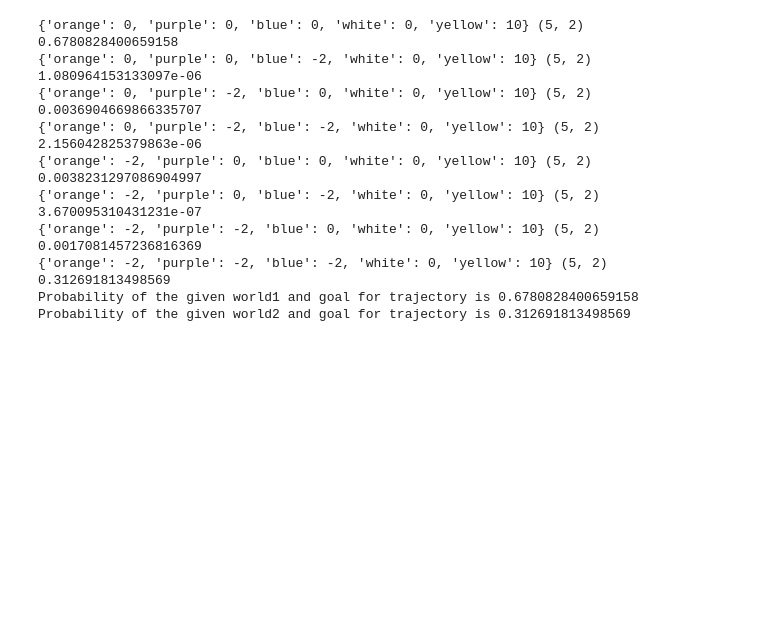
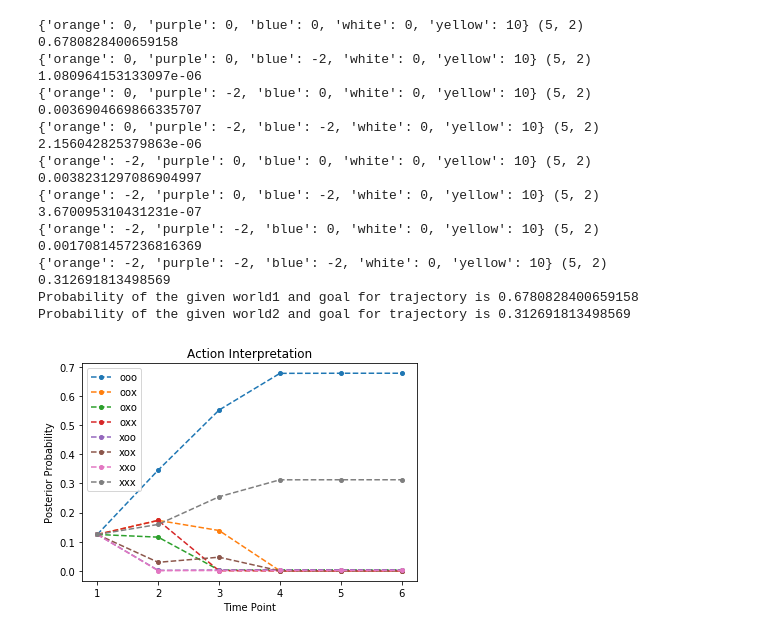
Before and after one commit to mridul7ahuja/communicative-demonstrations, a Jupyter notebook: Exec/ImplementInference.ipynb, the cells around one changed output. Cells and saved outputs as stored; diff of their text form; code cells hidden in the pictures; blank space fills up the shorter version.

```diff
--- a/Exec/ImplementInference.ipynb
+++ b/Exec/ImplementInference.ipynb
@@ -62,3 +61,13 @@ if __name__ == "__main__":
 {'orange': -2, 'purple': -2, 'blue': -2, 'white': 0, 'yellow': 10} (5, 2) 0.312691813498569
 Probability of the given world1 and goal for trajectory is 0.6780828400659158
 Probability of the given world2 and goal for trajectory is 0.312691813498569
+# %%
+inferenceEveryStep = ActionInterpretationEveryStep(envMDPsAndPolicies)
+envPosteriorsEveryStep = inferenceEveryStep(trajectory, hashablePriors)
+# %%
+orderOfTrapColours = ('orange', 'purple', 'blue')
+D = setUp.mapEnvToLabel(envPosteriorsEveryStep, orderOfTrapColours)
+# %%
+visualizations.plotProbAtEachStep(D, "Action Interpretation")
+# %% [output]
+[figure, added]
```
Also changed, not shown: parts of 4 cells of this notebook.
